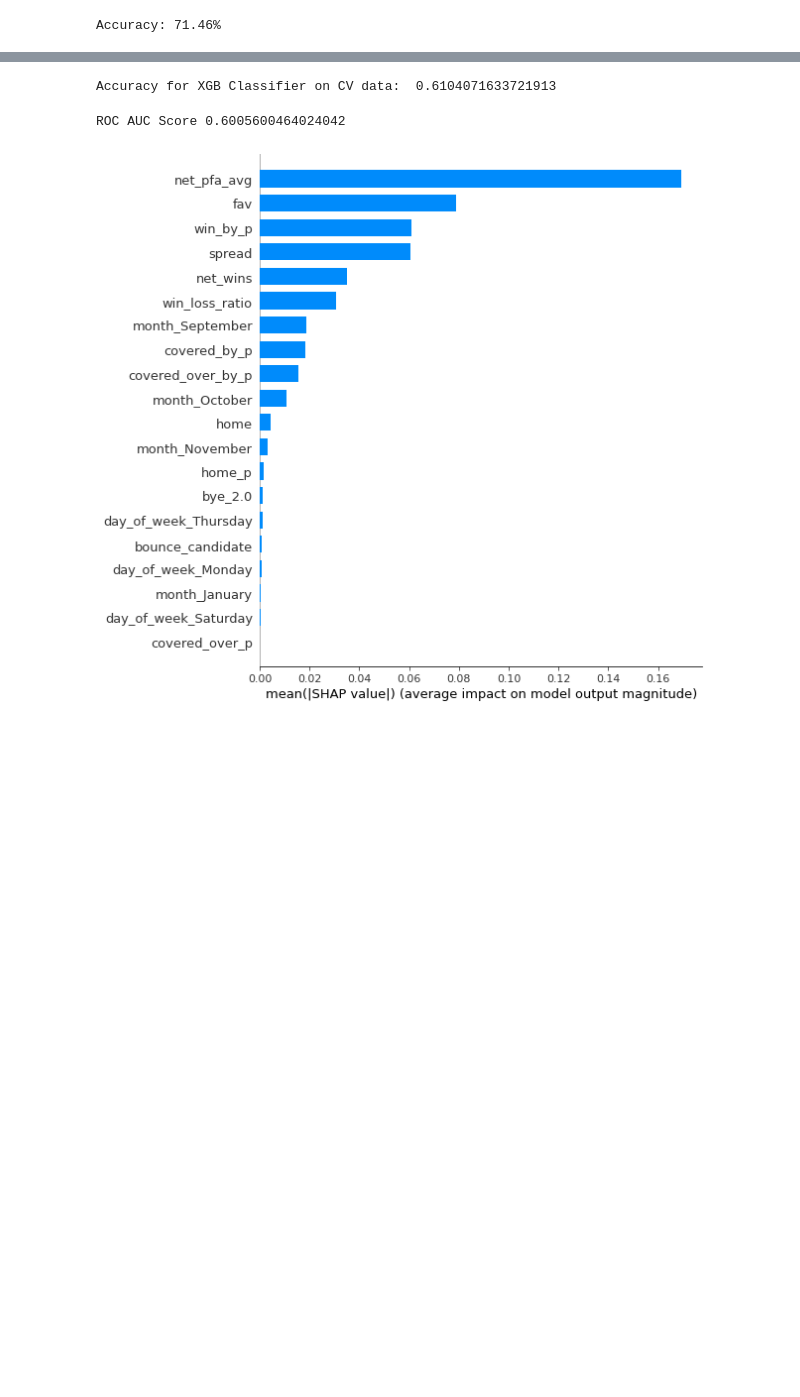
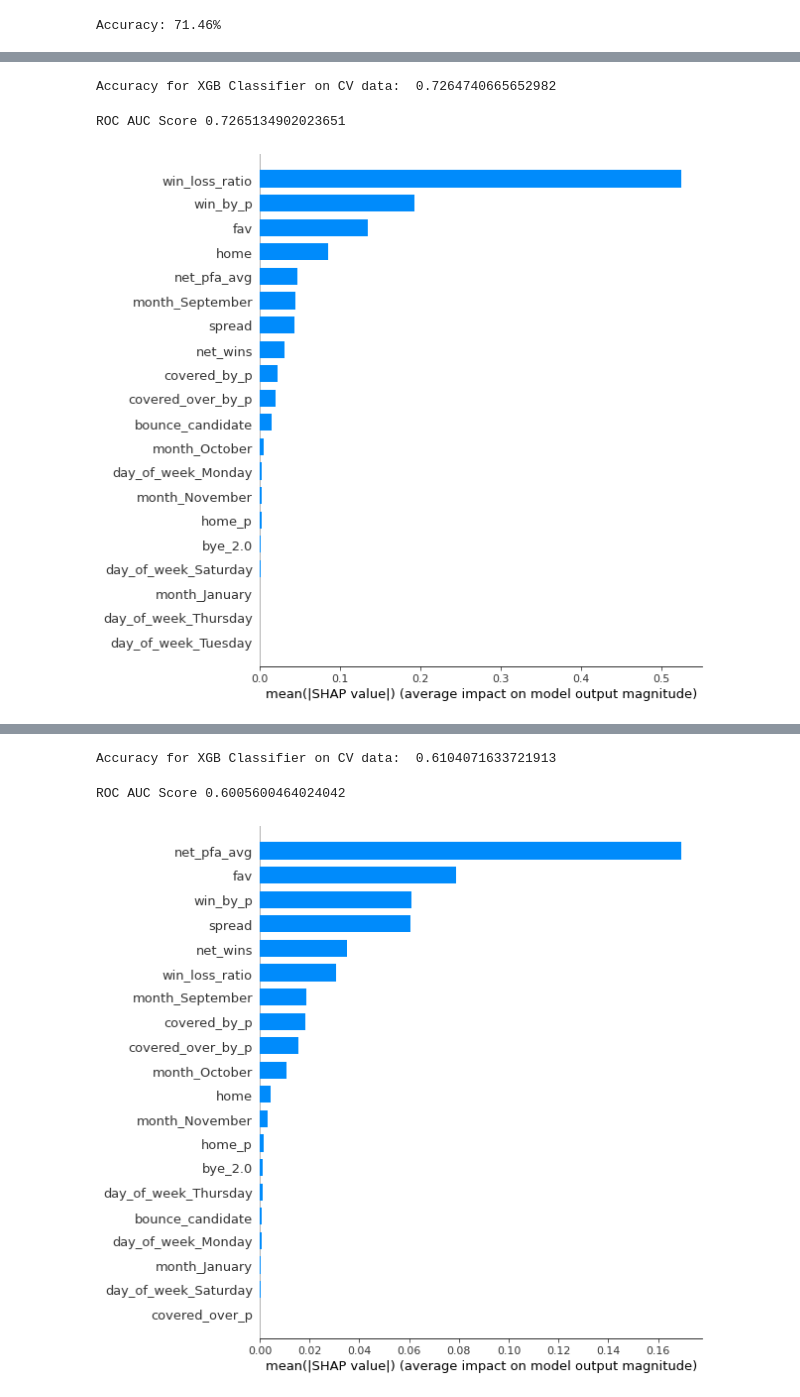
Before and after one commit to carlclifford/Capstone-2, a Jupyter notebook: Capstone 2 Modeling.ipynb, the cells around one changed output, grey strips where cells are left out. Drawn from its saved outputs; the diff is of its cells as text; code cells hidden in the pictures; blank space fills up the shorter version.

```diff
--- a/Capstone 2 Modeling.ipynb
+++ b/Capstone 2 Modeling.ipynb
@@ -370,0 +399,3 @@ def algorithm_pipeline(X_train_data, X_test_data, y_train_data, y_test_data,
+# %%
+xgb1=XGBClassifier(learning_rate = 0.01, max_depth = 8, seed = 5)
+xgb1.fit(X_train, y_train.values.ravel())
@@ -370,0 +415,15 @@ def algorithm_pipeline(X_train_data, X_test_data, y_train_data, y_test_data,
+# %%
+print("Accuracy for XGB Classifier on CV data: ",accuracy_score(y_test,pred))
+# %% [output]
+Accuracy for XGB Classifier on CV data:  0.7264740665652982
+# %%
+print ('ROC AUC Score',roc_auc_score(y_test,pred))
+# %% [output]
+ROC AUC Score 0.7265134902023651
+# %%
+import shap
+
+shap_values = shap.TreeExplainer(xgb1).shap_values(X_train)
+shap.summary_plot(shap_values, X_train, plot_type="bar")
+# %% [output]
+[figure, added]
```
Also changed, not shown: parts of 16 cells of this notebook.
